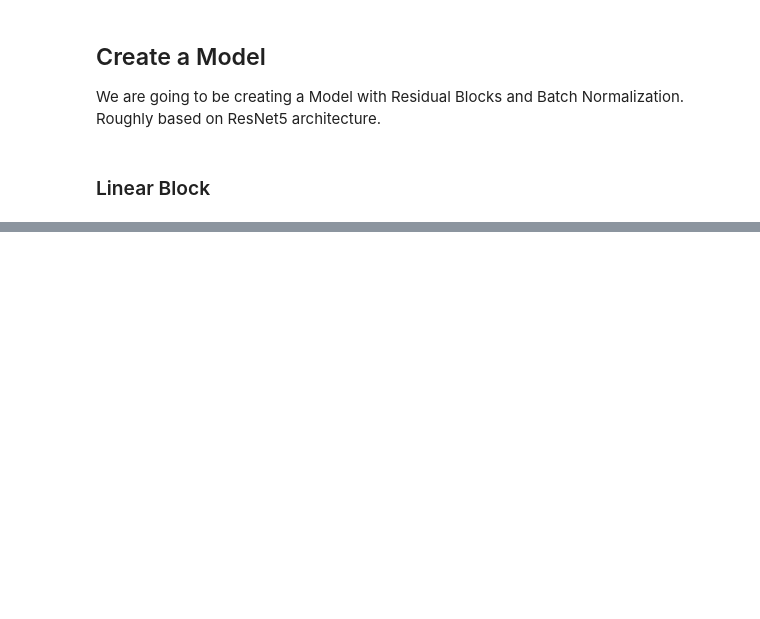
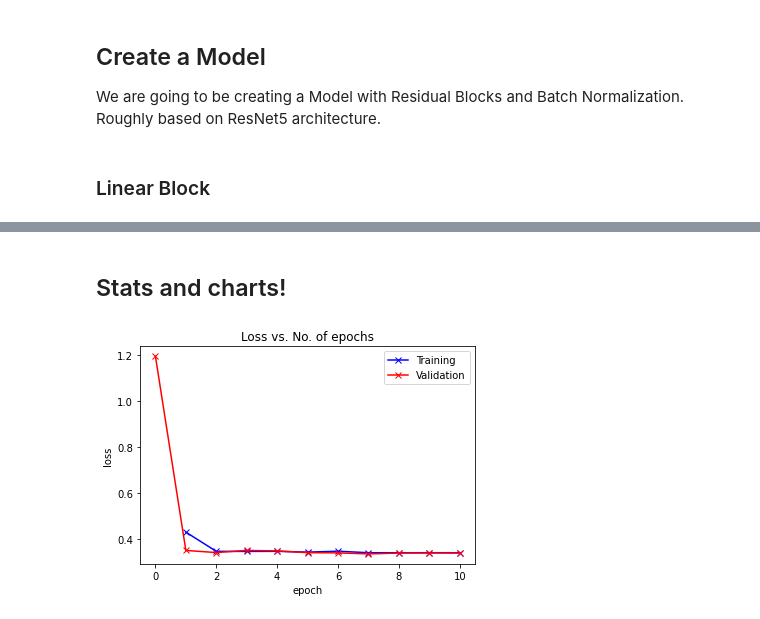
Before and after one commit to charitarthchugh/PulsarIdentification, a Jupyter notebook: Predicting-Pulsars.ipynb, the cells around one changed output, grey strips where cells are left out. Saved outputs shown, nothing was run; the diff lists cells and outputs as text; code cells hidden in the pictures; blank space fills up the shorter version.

```diff
--- a/Predicting-Pulsars.ipynb
+++ b/Predicting-Pulsars.ipynb
@@ -247,0 +292,3 @@ def fit_one_cycle(epochs, max_lr, model, train_loader, val_loader,
+# %%
+history = [evaluate(model, val_dl)]
+history
@@ -247,0 +300,6 @@ def fit_one_cycle(epochs, max_lr, model, train_loader, val_loader,
+# %%
+epochs = 10
+max_lr = 0.01
+grad_clip = 0.1
+weight_decay = 1e-4
+opt_func = torch.optim.Adam
@@ -247,0 +309,6 @@ def fit_one_cycle(epochs, max_lr, model, train_loader, val_loader,
+# %%
+%%time
+history += fit_one_cycle(epochs, max_lr, model, train_dl, val_dl,
+                             grad_clip=grad_clip,
+                             weight_decay=weight_decay,
+                             opt_func=opt_func)
@@ -247,0 +354,31 @@ def fit_one_cycle(epochs, max_lr, model, train_loader, val_loader,
+# %% [markdown]
+## Stats and charts!
+# %%
+def plot_accuracies(history):
+    accuracies = [x['val_acc'] for x in history]
+    plt.plot(accuracies, '-x')
+    plt.xlabel('epoch')
+    plt.ylabel('accuracy')
+    plt.title('Accuracy vs. No. of epochs');
+
+
+def plot_losses(history):
+    train_losses = [x.get('train_loss') for x in history]
+    val_losses = [x['val_loss'] for x in history]
+    plt.plot(train_losses, '-bx')
+    plt.plot(val_losses, '-rx')
+    plt.xlabel('epoch')
+    plt.ylabel('loss')
+    plt.legend(['Training', 'Validation'])
+    plt.title('Loss vs. No. of epochs');
+
+def plot_lrs(history):
+    lrs = np.concatenate([x.get('lrs', []) for x in history])
+    plt.plot(lrs)
+    plt.xlabel('Batch no.')
+    plt.ylabel('Learning rate')
+    plt.title('Learning Rate vs. Batch no.');
+# %%
+plot_losses(history)
+# %% [output]
+[figure, added]
```
Also changed, not shown: parts of 25 cells of this notebook.
